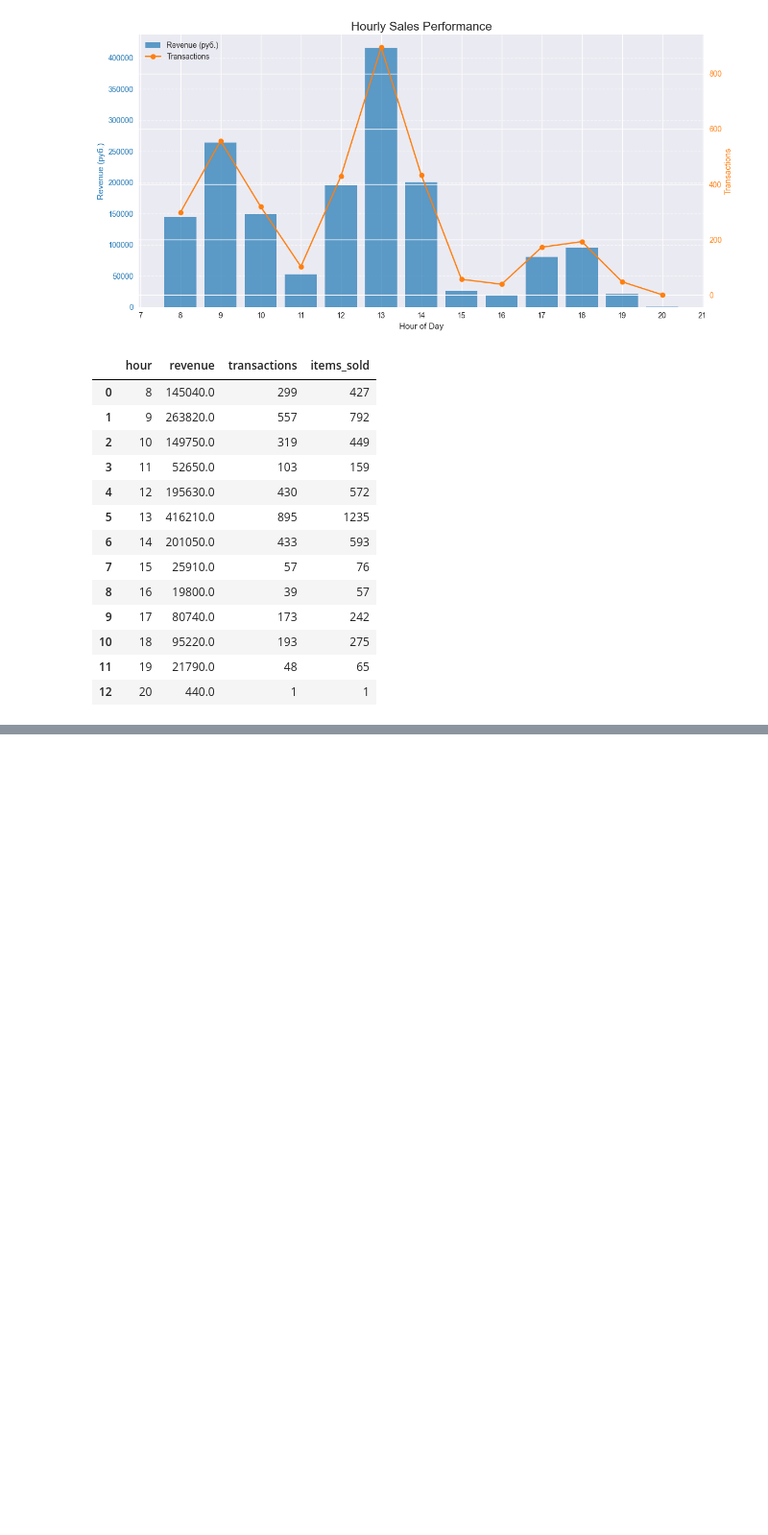
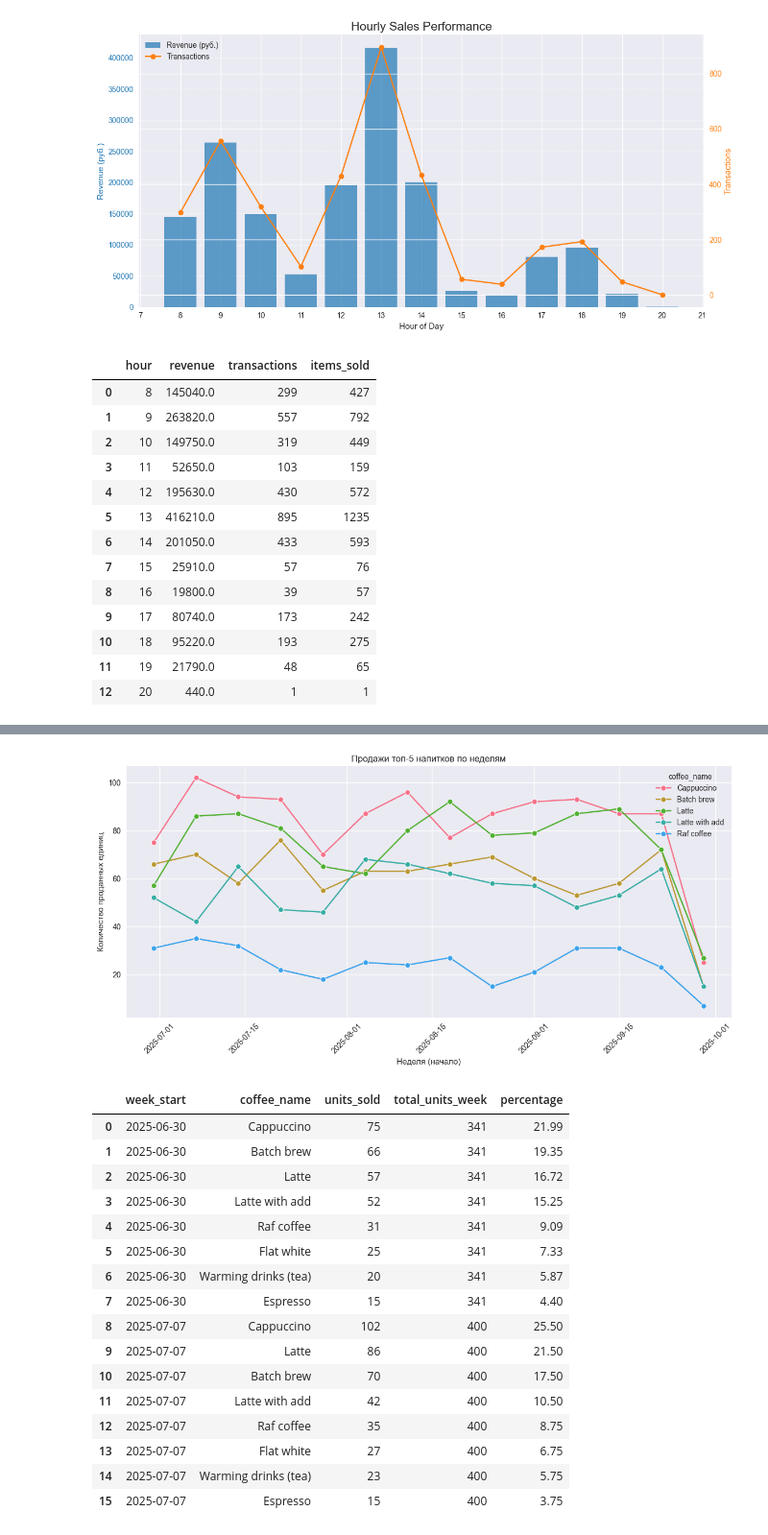
Before and after one commit to OlegPicPulse/beanpath-core, a Jupyter notebook: notebooks/2025-11-05_analysis_and_viz.ipynb, the cells around one changed output, grey strips where cells are left out. Shown at 96% size. Saved outputs shown, nothing was run; the diff lists cells and outputs as text; code cells hidden in the pictures; blank space fills up the shorter version.

```diff
--- a/notebooks/2025-11-05_analysis_and_viz.ipynb
+++ b/notebooks/2025-11-05_analysis_and_viz.ipynb
@@ -572,0 +585,70 @@ hourly_sales
+# %%
+# 1 Определяем начало недели (понедельник) для  каждой строки
+df['week_start'] = df['sale_date'].dt.to_period('W').dt.start_time
+
+# 2. Группируем по неделе и названию напитка → считаем количество продаж
+weekly_drink_sales = (
+    df
+    .groupby(['week_start', 'coffee_name'])
+    .size()
+    .reset_index(name='units_sold')
+)
+
+# 3. Считаем общее число напитков за каждую неделю
+weekly_totals = (
+    weekly_drink_sales
+    .groupby('week_start')['units_sold']
+    .sum()
+    .reset_index(name='total_units_week')
+)
+
+# 4. Объединяем и считаем процент
+result = weekly_drink_sales.merge(weekly_totals, on='week_start')
+result['percentage'] = (result['units_sold'] / result['total_units_week'] * 100).round(2)
+
+# 5. Сортируем: по неделе, затем по объёму продаж (убывание)
+result = result.sort_values(['week_start', 'units_sold'], ascending=[True, False]).reset_index(drop=True)
+
+# Топ-5 напитков за все время (для фильтрации шума)
+top_drinks = df['coffee_name'].value_counts().head(5).index
+result_top = result[result['coffee_name'].isin(top_drinks)]
+
+
+# Построение графика
+plt.figure(figsize=(12, 6))
+sns.lineplot(
+    data=result_top,
+    x='week_start',
+    y='units_sold',
+    hue='coffee_name',
+    marker='o'
+)
+plt.title('Продажи топ-5 напитков по неделям')
+plt.xlabel('Неделя (начало)')
+plt.ylabel('Количество проданных единиц')
+plt.xticks(rotation=45)
+plt.tight_layout()
+plt.show()
+
+
+# Показываем результат
+display(result.head(16))
+# %% [output]
+[figure, added]
+|  | week_start | coffee_name | units_sold | total_units_week | percentage |
+| 0 | 2025-06-30 | Cappuccino | 75 | 341 | 21.99 |
+| 1 | 2025-06-30 | Batch brew | 66 | 341 | 19.35 |
+| 2 | 2025-06-30 | Latte | 57 | 341 | 16.72 |
+| 3 | 2025-06-30 | Latte with add | 52 | 341 | 15.25 |
+| 4 | 2025-06-30 | Raf coffee | 31 | 341 | 9.09 |
+| 5 | 2025-06-30 | Flat white | 25 | 341 | 7.33 |
+| 6 | 2025-06-30 | Warming drinks (tea) | 20 | 341 | 5.87 |
+| 7 | 2025-06-30 | Espresso | 15 | 341 | 4.40 |
+| 8 | 2025-07-07 | Cappuccino | 102 | 400 | 25.50 |
+| 9 | 2025-07-07 | Latte | 86 | 400 | 21.50 |
+| 10 | 2025-07-07 | Batch brew | 70 | 400 | 17.50 |
+| 11 | 2025-07-07 | Latte with add | 42 | 400 | 10.50 |
+| 12 | 2025-07-07 | Raf coffee | 35 | 400 | 8.75 |
+| 13 | 2025-07-07 | Flat white | 27 | 400 | 6.75 |
+| 14 | 2025-07-07 | Warming drinks (tea) | 23 | 400 | 5.75 |
+| 15 | 2025-07-07 | Espresso | 15 | 400 | 3.75 |
```
Also changed, not shown: parts of 3 cells of this notebook, 8 other files.
